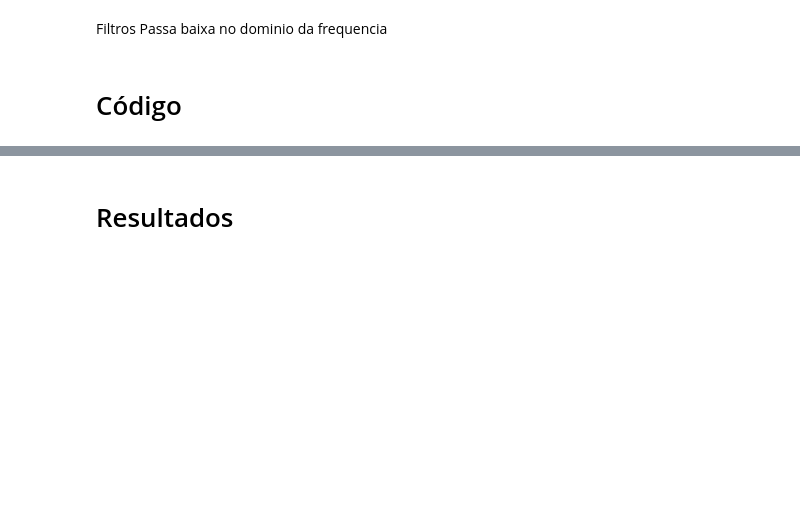
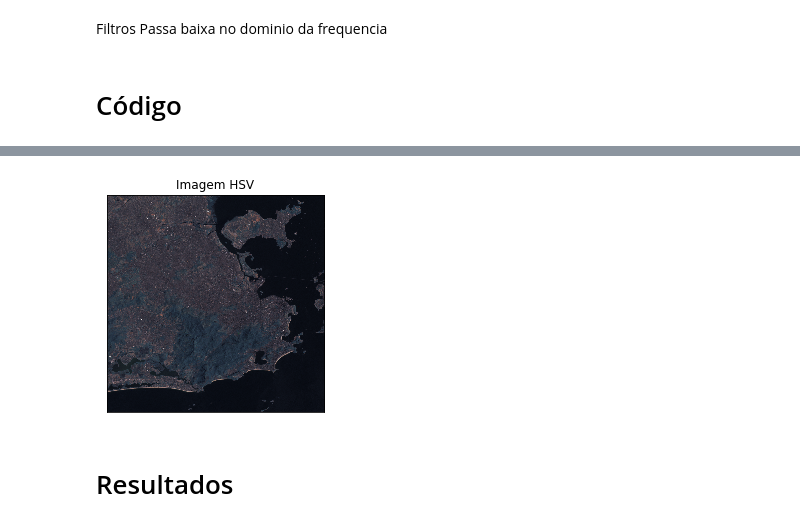
Before and after one commit to rodrigodc07/VisaoComputacional, a Jupyter notebook: Trabalho 7/Ex1.ipynb, the cells around one changed output, grey strips where cells are left out. Cells and saved outputs as stored; diff of their text form; code cells hidden in the pictures; blank space fills up the shorter version.

```diff
--- a/Trabalho 7/Ex1.ipynb
+++ b/Trabalho 7/Ex1.ipynb
@@ -51,3 +44,10 @@ plot_imagem_colorido(img,'Imagem Colorida')
+# %%
+hsv_2x = cv2.cvtColor(img_2x, cv2.COLOR_RGB2HSV)
+hsv_2x[:,:,2] = img_banda8
+img_fusionado = cv2.cvtColor(hsv_2x, cv2.COLOR_HSV2RGB)
+plot_imagem_colorido(img_fusionado,'Imagem HSV')
+# %% [output]
+[figure, added]
 # %% [markdown]
 # Resultados
 # %% [markdown]
```
Also changed, not shown: parts of 6 cells of this notebook.
